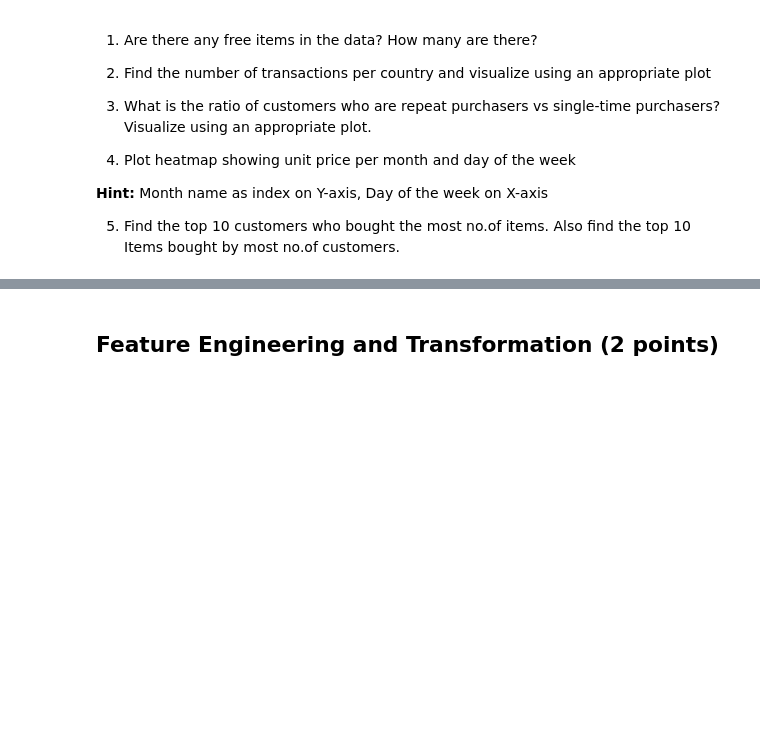
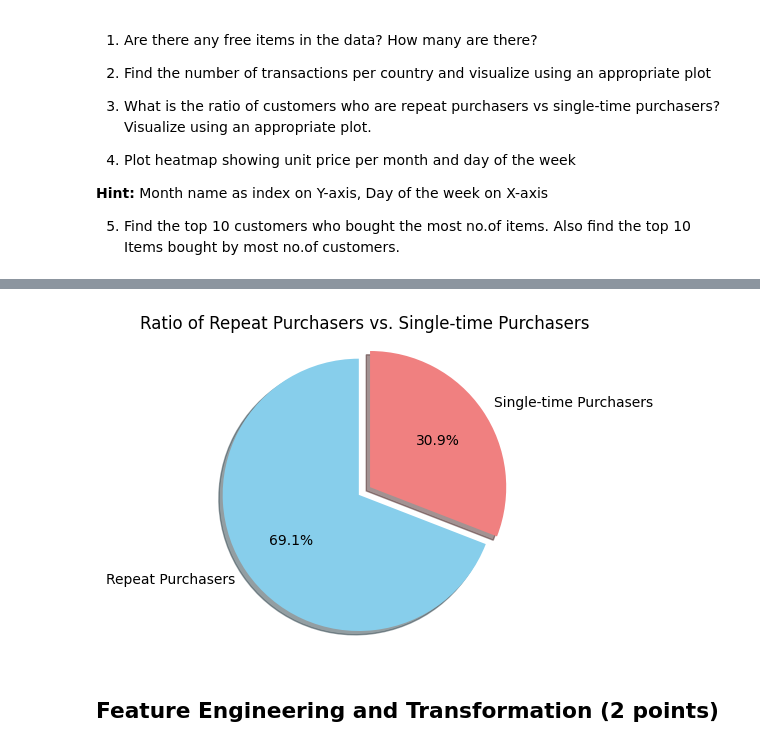
Before and after one commit to Shrutiba/iisc_cds, a Jupyter notebook: M2_NB_MiniProject_5_Customer_Segmentation_Kmeans.ipynb, the cells around one changed output, grey strips where cells are left out. Cells and saved outputs as stored; diff of their text form; code cells hidden in the pictures; blank space fills up the shorter version.

```diff
--- a/M2_NB_MiniProject_5_Customer_Segmentation_Kmeans.ipynb
+++ b/M2_NB_MiniProject_5_Customer_Segmentation_Kmeans.ipynb
@@ -253,3 +280,26 @@ Index: []
+# %%
+# Repeat purchase vs Single Time Purchase
+purchase_frequency = df.groupby('CustomerID')['InvoiceNo'].nunique()
+repeat_purchase = purchase_frequency[purchase_frequency > 1].count()
+single_time_purchase = purchase_frequency[purchase_frequency == 1].count()
+
+total_customer = repeat_purchase + single_time_purchase
+repeat_ratio = repeat_purchase / total_customer
+single_time_ratio = single_time_purchase / total_customer
+
+# Visualize using a pie chart
+labels = ['Repeat Purchasers', 'Single-time Purchasers']
+sizes = [repeat_ratio, single_time_ratio]
+colors = ['skyblue', 'lightcoral']
+explode = (0.1, 0)  # Explode the first slice (Repeat Purchasers)
+
+plt.figure(figsize=(4, 4))
+plt.pie(sizes, explode=explode, labels=labels, colors=colors, autopct='%1.1f%%', shadow=True, startangle=90)
+plt.title('Ratio of Repeat Purchasers vs. Single-time Purchasers')
+plt.axis('equal')  # Equal aspect ratio ensures that pie is drawn as a circle.
+plt.show()
+# %% [output]
+[figure, added]
 # %% [markdown]
 ## Feature Engineering and Transformation (2 points)
 # %% [markdown]
```
Also changed, not shown: parts of 20 cells of this notebook.
